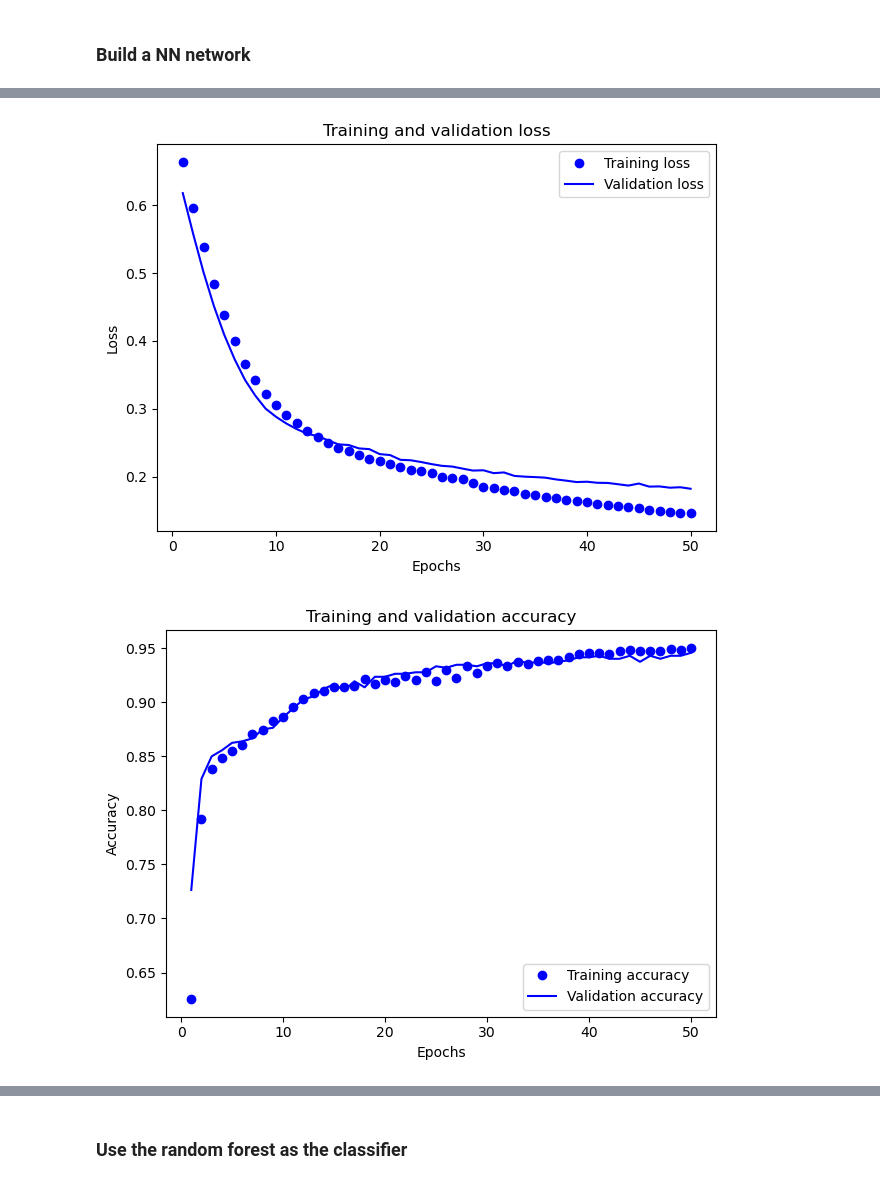
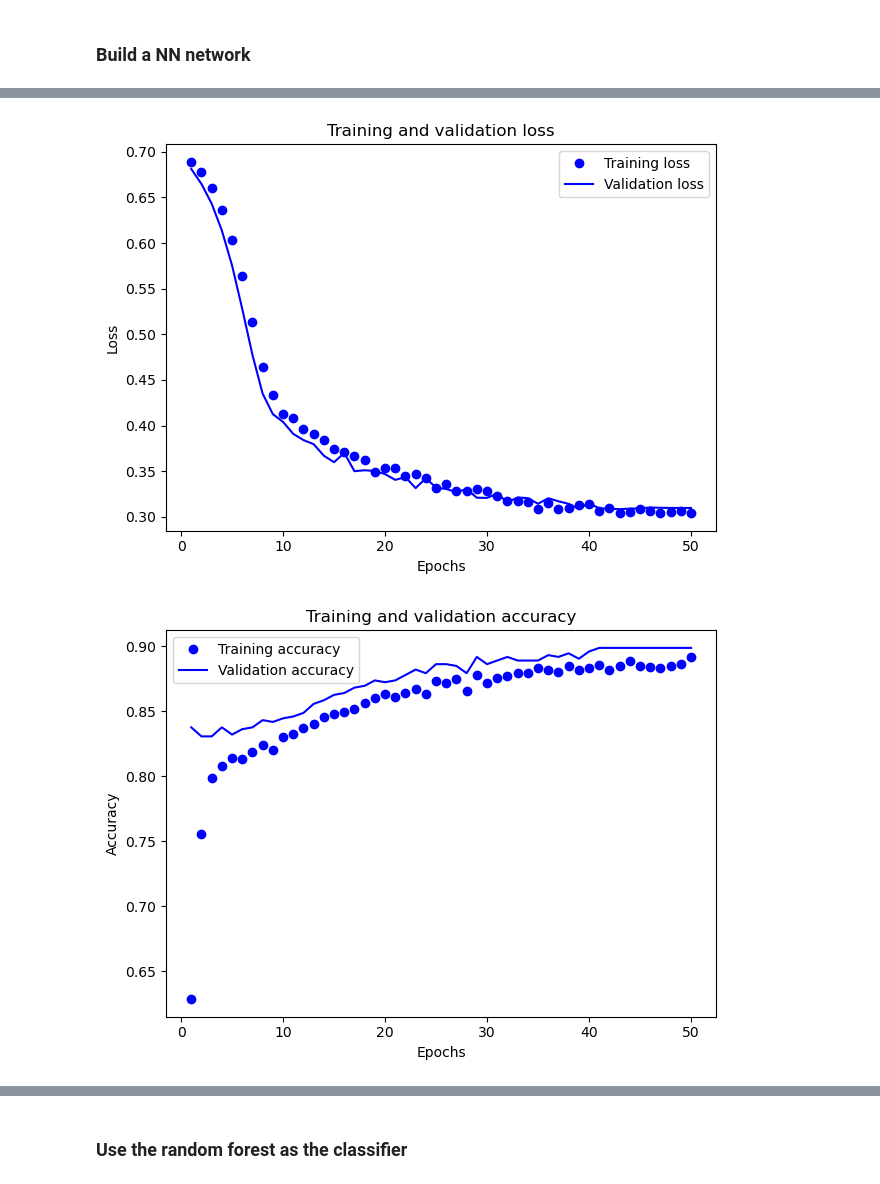
Before and after one commit to seanxuu/Machine-Learning-7126, a Jupyter notebook: assignment4.ipynb, the cells around one changed output, grey strips where cells are left out. Cells and saved outputs as stored; diff of their text form; code cells hidden in the pictures.

```diff
--- a/assignment4.ipynb
+++ b/assignment4.ipynb
@@ -212,9 +191,11 @@ preprocessing_all = make_column_transformer(
 
 # get the label and the features
 y_train = train_set['spam']
-X_train = train_set.drop("spam", axis=1)
 y_test = test_set["spam"]
-X_test = test_set.drop("spam", axis=1)
+
+# drop all features with nagetive correlation
+X_train = train_set.drop(['word_freq_857', 'word_freq_hp', 'word_freq_hpl', 'word_freq_george', 'word_freq_650', 'word_freq_lab', 'word_freq_labs', 'word_freq_telnet', 'word_freq_857', 'word_freq_data', 'word_freq_415', 'word_freq_85', 'word_freq_technology', 'word_freq_1999', 'word_freq_parts', 'word_freq_pm', 'word_freq_direct', 'word_freq_cs', 'word_freq_meeting', 'word_freq_original', 'word_freq_project', 'word_freq_re', 'word_freq_edu', 'word_freq_table', 'word_freq_conference', 'char_freq_!', 'char_freq_(', 'char_freq_[', 'capital_run_length_total', 'spam'], axis=1)
+X_test = test_set.drop(['word_freq_857', 'word_freq_hp', 'word_freq_hpl', 'word_freq_george', 'word_freq_650', 'word_freq_lab', 'word_freq_labs', 'word_freq_telnet', 'word_freq_857', 'word_freq_data', 'word_freq_415', 'word_freq_85', 'word_freq_technology', 'word_freq_1999', 'word_freq_parts', 'word_freq_pm', 'word_freq_direct', 'word_freq_cs', 'word_freq_meeting', 'word_freq_original', 'word_freq_project', 'word_freq_re', 'word_freq_edu', 'word_freq_table', 'word_freq_conference', 'char_freq_!', 'char_freq_(', 'char_freq_[', 'capital_run_length_total', 'spam'], axis=1)
 
 # preprocessing the data
 X_train = preprocessing_all.fit_transform(X_train)
@@ -238,14 +219,19 @@ optimizer = keras.optimizers.Adam(lr=learning_rate)
 # add a dummy dimension
 X_train_nn = np.expand_dims(X_train, axis=2)
 X_test_nn = np.expand_dims(X_test, axis=2)
-
+shape = X_train.shape[1]
 
 # build the model with padding
 model = keras.Sequential([
-    layers.Conv1D(filters=32, kernel_size=7, padding='same', activation='relu', input_shape=(57, 1)),
+    layers.Conv1D(filters=32, kernel_size=7, padding='same', activation='relu', input_shape=(shape, 1)),
     layers.MaxPooling1D(pool_size=2),
+    layers.Dropout(0.2),
+    layers.Conv1D(filters=64, kernel_size=7, padding='same', activation='relu'),
+    layers.MaxPooling1D(pool_size=2),
+    layers.Dropout(0.2),
     layers.Conv1D(filters=128, kernel_size=7, padding='same', activation='relu'),
     layers.MaxPooling1D(pool_size=2),
+    layers.Dropout(0.2),
     layers.Conv1D(filters=256, kernel_size=7, padding='same', activation='relu'),
     layers.MaxPooling1D(pool_size=2),
     layers.Flatten(),
@@ -322,5 +321,5 @@ Epoch 50: val_loss improved from 0.18388 to 0.18233, saving model to best_model.
-[figure, old version]
+[figure, new version]
-[figure, old version]
+[figure, new version]
 # %%
 # visualize the model and save it
 keras.utils.plot_model(model, show_shapes=True, show_layer_names=True, to_file='model.png')
```
Also changed, not shown: parts of 10 cells of this notebook, 12 other files.
